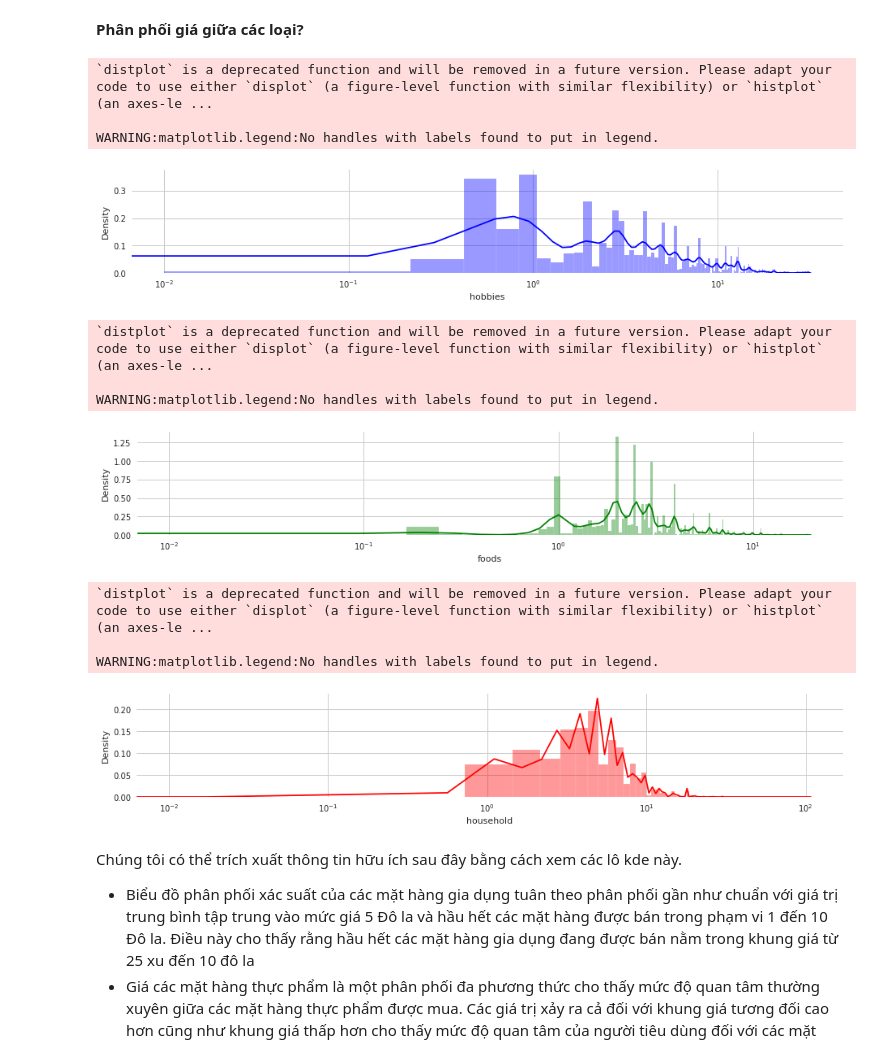
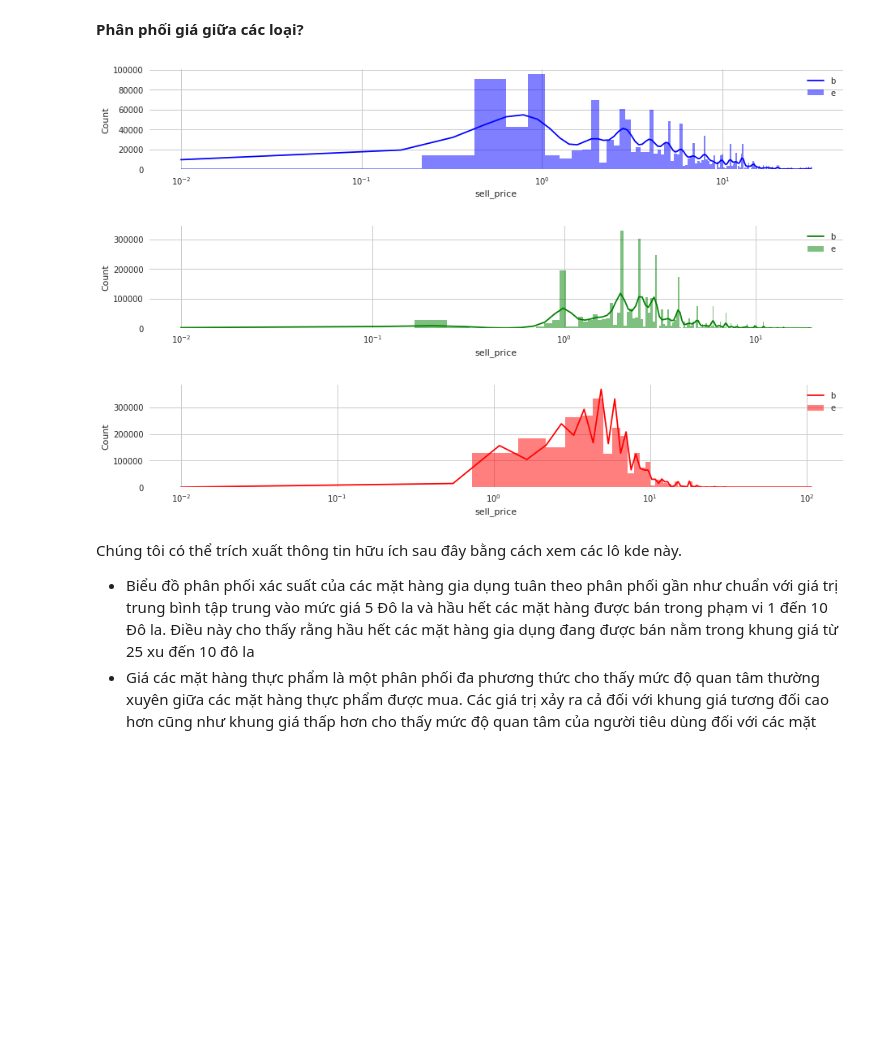
Before and after one commit to HienNguyenMinh/PythonAssignment, a Jupyter notebook: BaiTap1.ipynb, the cells around one changed output. Saved outputs shown, nothing was run; the diff lists cells and outputs as text; code cells hidden in the pictures; blank space fills up the shorter version.

```diff
--- a/BaiTap1.ipynb
+++ b/BaiTap1.ipynb
@@ -557,47 +557,40 @@ sell_prices_df['category'] = sell_prices_df['item_id'].str.split("_", expand=Tru
 # %%
 sns.set_style('whitegrid')
 #plt.figure(figsize=(15,5))
 
 #hàm def kde_plotting
 def kde_plotting(df, category, bin_size, color, label):
 
     '''
     Biểu đồ biểu diễn sự phân phối liên tiếp của df được chỉ định
 
     Tham số đầu vào: df, category(danh mục như: foods, household or hobbies), bin_size(bin size của biểu đồ)
             color (color of the plot), label (label to the plot)
     Trả về: biểu đồ với logarithmic scale (một đường biểu diễn số liệu trên một bề rộng range of values) được gánh trên x_axis
 
     '''
     fig, ax1 = plt.subplots(figsize=(13, 2.5) )
 
-    sns.distplot(df[df['category'] == category]['sell_price'],
-               axlabel = label ,bins=bin_size, color = color, ax=ax1)
+    #sns.distplot(df[df['category'] == category]['sell_price'],
+     #          axlabel = label ,bins=bin_size, color = color, ax=ax1)
+    sns.histplot(df[df['category'] == category]['sell_price'],
+               label = label ,bins=bin_size, color = color, ax=ax1, kde=True, linewidth=0)
 
     fig.tight_layout()
     ax1.set_xscale('log')
-    plt.legend()
+    plt.legend('best')
     plt.show()
 
 #gọi hàm kde_plotting với các tham số: df = sell_prices_df, category = 'HOBBIES', bin_size = 150, label = 'hobbies'
 kde_plotting(sell_prices_df, 'HOBBIES', 150, 'b', 'hobbies')
 #gọi hàm kde_plotting với các tham số: df = sell_prices_df, category = 'FOODS', bin_size = 250, label = 'foods'
 kde_plotting(sell_prices_df, 'FOODS', 250, 'g', 'foods')
 #gọi hàm kde_plotting với các tham số: df = sell_prices_df, category = 'HOUSEHOLD', bin_size = 250, label = 'household'
 kde_plotting(sell_prices_df, 'HOUSEHOLD', 150, 'r', 'household')
 # %% [output]
-`distplot` is a deprecated function and will be removed in a future version. Please adapt your code to use either `displot` (a figure-level function with similar flexibility) or `histplot` (an axes-le ...
-
-WARNING:matplotlib.legend:No handles with labels found to put in legend.
-[figure, old version]
+[figure, new version]
-`distplot` is a deprecated function and will be removed in a future version. Please adapt your code to use either `displot` (a figure-level function with similar flexibility) or `histplot` (an axes-le ...
-
-WARNING:matplotlib.legend:No handles with labels found to put in legend.
-[figure, old version]
+[figure, new version]
-`distplot` is a deprecated function and will be removed in a future version. Please adapt your code to use either `displot` (a figure-level function with similar flexibility) or `histplot` (an axes-le ...
-
-WARNING:matplotlib.legend:No handles with labels found to put in legend.
-[figure, old version]
+[figure, new version]
 # %% [markdown]
 Chúng tôi có thể trích xuất thông tin hữu ích sau đây bằng cách xem các lô kde này.
 * Biểu đồ phân phối xác suất của các mặt hàng gia dụng tuân theo phân phối gần như chuẩn với giá trị trung bình tập trung vào mức giá 5 Đô la và hầu hết các mặt hàng được bán trong phạm vi 1 đến 10 Đô la. Điều này cho thấy rằng hầu hết các mặt hàng gia dụng đang được bán nằm trong khung giá từ 25 xu đến 10 đô la
```
Also changed, not shown: parts of 3 cells of this notebook.
